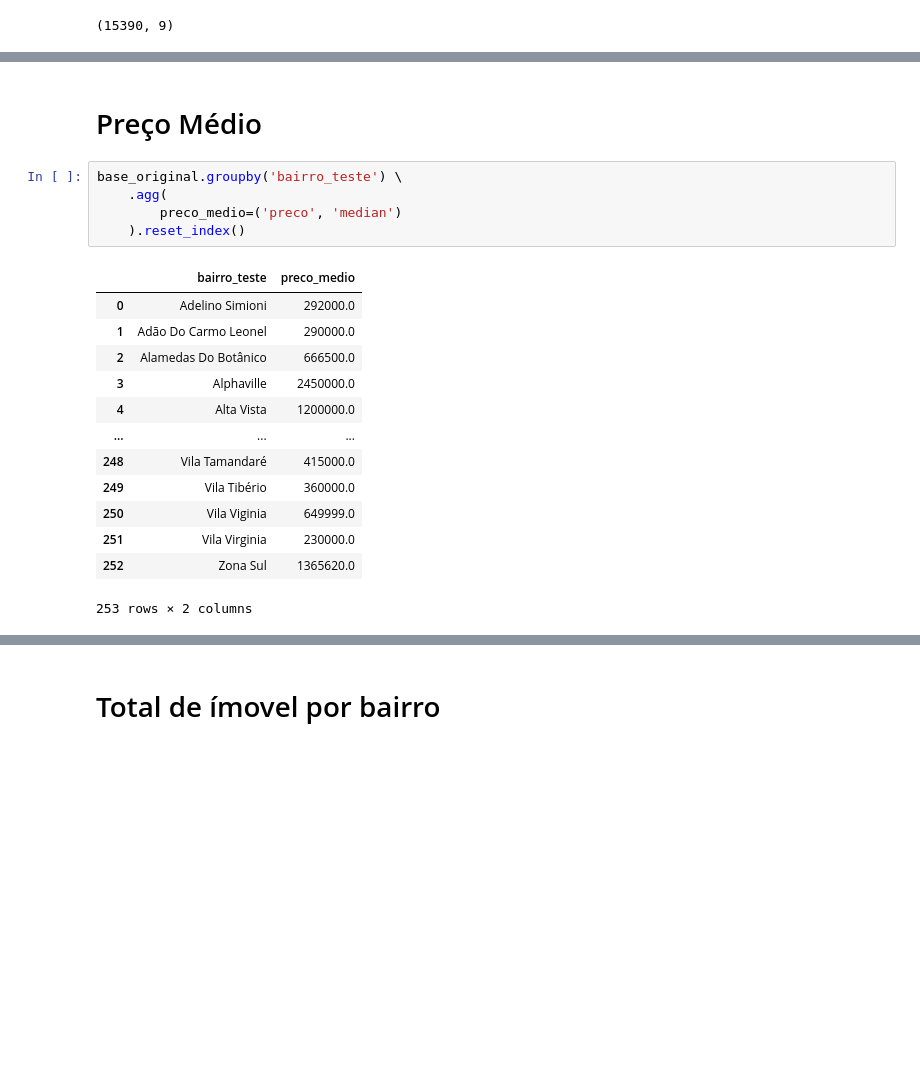
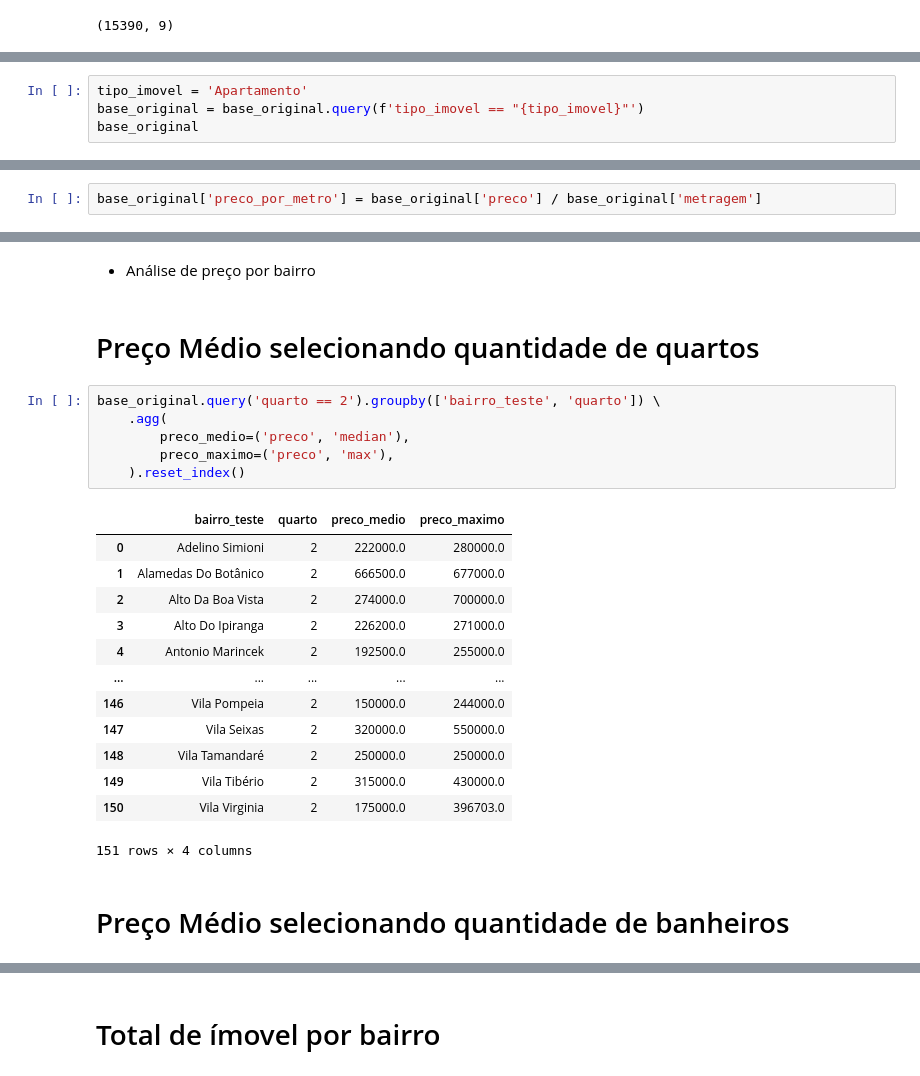
Before and after one commit to rodrigorocha1/extracao_viva_real_selenium, a Jupyter notebook: notebooks_exemplo/analise_exploratoria.ipynb, the cells around one changed output, grey strips where cells are left out. Drawn from its saved outputs; the diff is of its cells as text; blank space fills up the shorter version.

Commit message:
média preço

```diff
--- a/notebooks_exemplo/analise_exploratoria.ipynb
+++ b/notebooks_exemplo/analise_exploratoria.ipynb
@@ -36,0 +36,4 @@ tipo_imovel = 'Apartamento'
+# %%
+tipo_imovel = 'Apartamento'
+base_original = base_original.query(f'tipo_imovel == "{tipo_imovel}"')
+base_original
@@ -36,0 +56,2 @@ tipo_imovel = 'Apartamento'
+# %%
+base_original['preco_por_metro'] = base_original['preco'] / base_original['metragem']
@@ -37,21 +77,26 @@ tipo_imovel = 'Apartamento'
+# %% [markdown]
+- Análise de preço por bairro
 # %% [markdown]
-# Preço Médio
+# Preço Médio selecionando quantidade de quartos
 # %%
-base_original.groupby('bairro_teste') \
+base_original.query('quarto == 2').groupby(['bairro_teste', 'quarto']) \
     .agg(
-        preco_medio=('preco', 'median')
+        preco_medio=('preco', 'median'),
+        preco_maximo=('preco', 'max'),
     ).reset_index()
 # %% [output]
-|  | bairro_teste | preco_medio |
-| 0 | Adelino Simioni | 292000.0 |
-| 1 | Adão Do Carmo Leonel | 290000.0 |
-| 2 | Alamedas Do Botânico | 666500.0 |
-| 3 | Alphaville | 2450000.0 |
-| 4 | Alta Vista | 1200000.0 |
-| ... | ... | ... |
-| 248 | Vila Tamandaré | 415000.0 |
-| 249 | Vila Tibério | 360000.0 |
-| 250 | Vila Viginia | 649999.0 |
-| 251 | Vila Virginia | 230000.0 |
-| 252 | Zona Sul | 1365620.0 |
+|  | bairro_teste | quarto | preco_medio | preco_maximo |
+| 0 | Adelino Simioni | 2 | 222000.0 | 280000.0 |
+| 1 | Alamedas Do Botânico | 2 | 666500.0 | 677000.0 |
+| 2 | Alto Da Boa Vista | 2 | 274000.0 | 700000.0 |
+| 3 | Alto Do Ipiranga | 2 | 226200.0 | 271000.0 |
+| 4 | Antonio Marincek | 2 | 192500.0 | 255000.0 |
+| ... | ... | ... | ... | ... |
+| 146 | Vila Pompeia | 2 | 150000.0 | 244000.0 |
+| 147 | Vila Seixas | 2 | 320000.0 | 550000.0 |
+| 148 | Vila Tamandaré | 2 | 250000.0 | 250000.0 |
+| 149 | Vila Tibério | 2 | 315000.0 | 430000.0 |
+| 150 | Vila Virginia | 2 | 175000.0 | 396703.0 |
-253 rows × 2 columns
+151 rows × 4 columns
+# %% [markdown]
+# Preço Médio selecionando quantidade de banheiros
```
Also changed, not shown: parts of 28 cells of this notebook.
